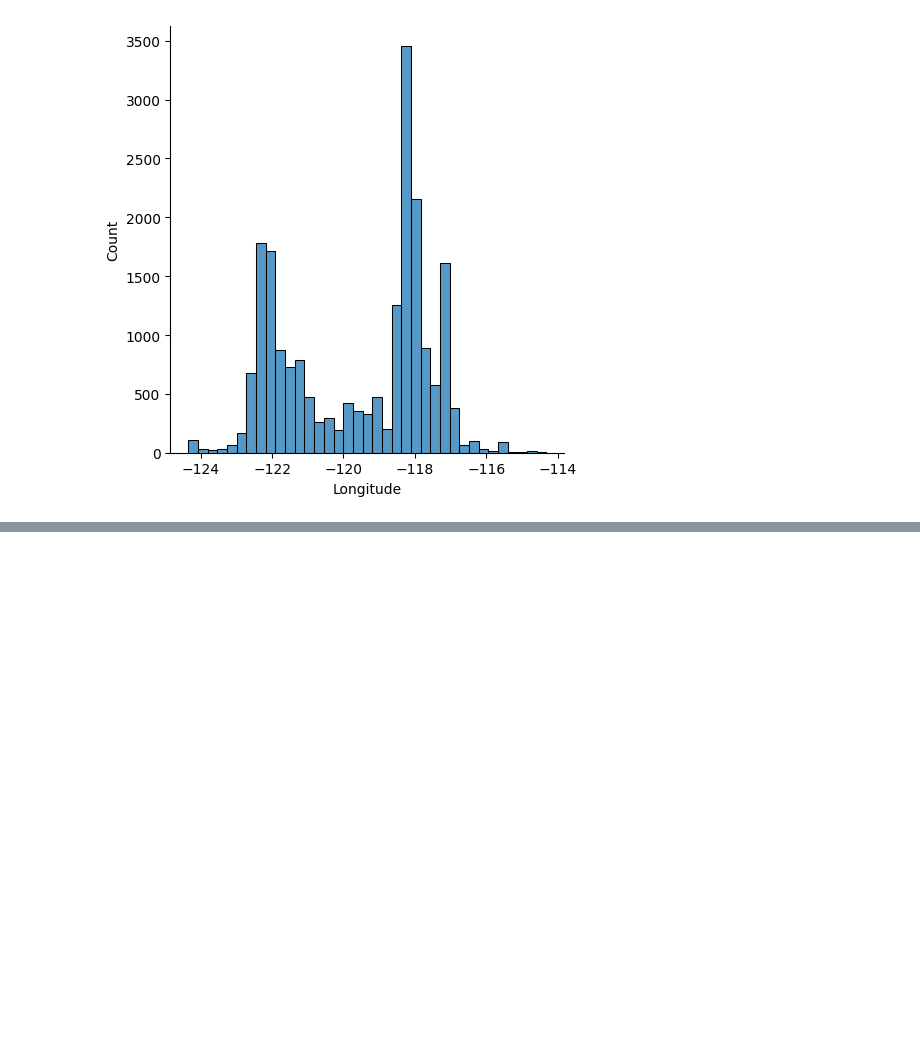
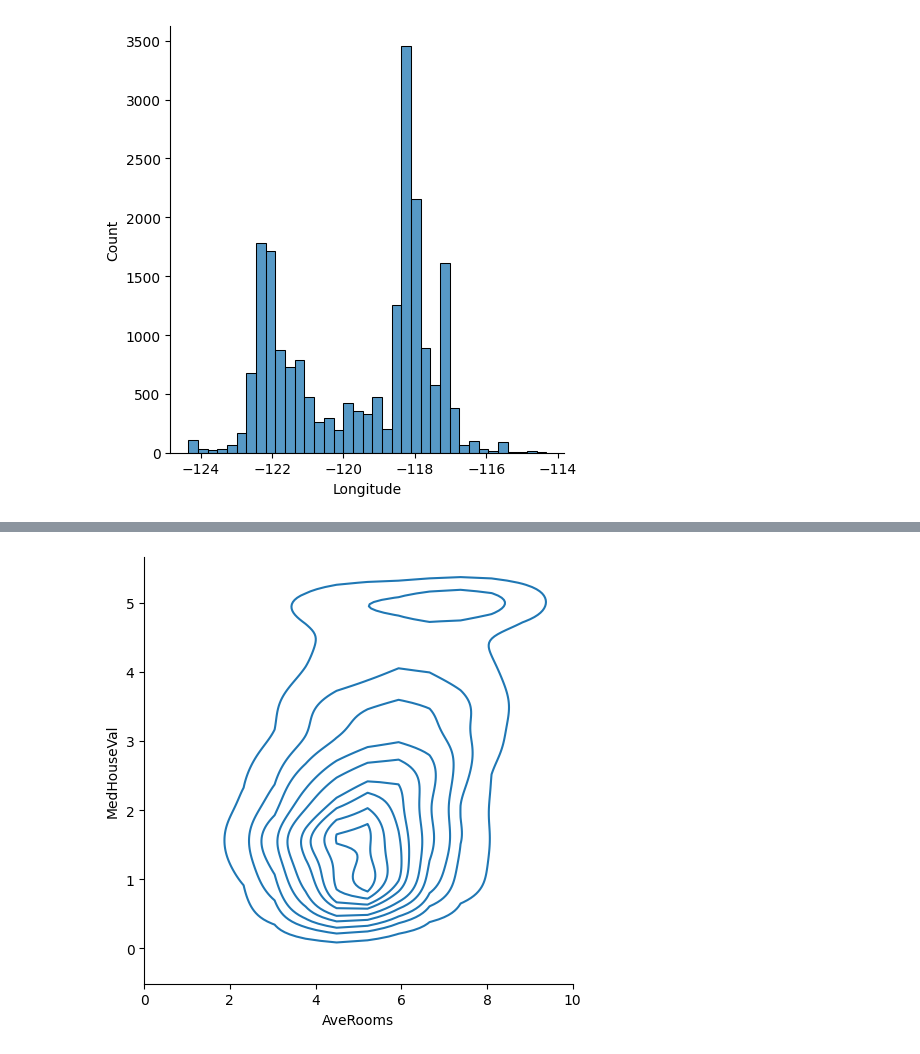
Before and after one commit to joselitom17/Lineal_Regression_Project, a Jupyter notebook: notebooks/EDA_California_Housing.ipynb, the cells around one changed output, grey strips where cells are left out. Cells and saved outputs as stored; diff of their text form; code cells hidden in the pictures; blank space fills up the shorter version.

```diff
--- a/notebooks/EDA_California_Housing.ipynb
+++ b/notebooks/EDA_California_Housing.ipynb
@@ -112,0 +123,11 @@ sns.displot(data, x = "MedHouseVal")
+# %%
+# Crear el gráfico
+sns.displot(data, x="AveRooms", y="MedHouseVal", kind="kde")
+
+# Establecer los límites del eje x entre 0 y 20
+plt.xlim(0, 10)
+
+# Mostrar el gráfico
+plt.show()
+# %% [output]
+[figure, added]
```
Also changed, not shown: parts of 10 cells of this notebook, 1 other file.
